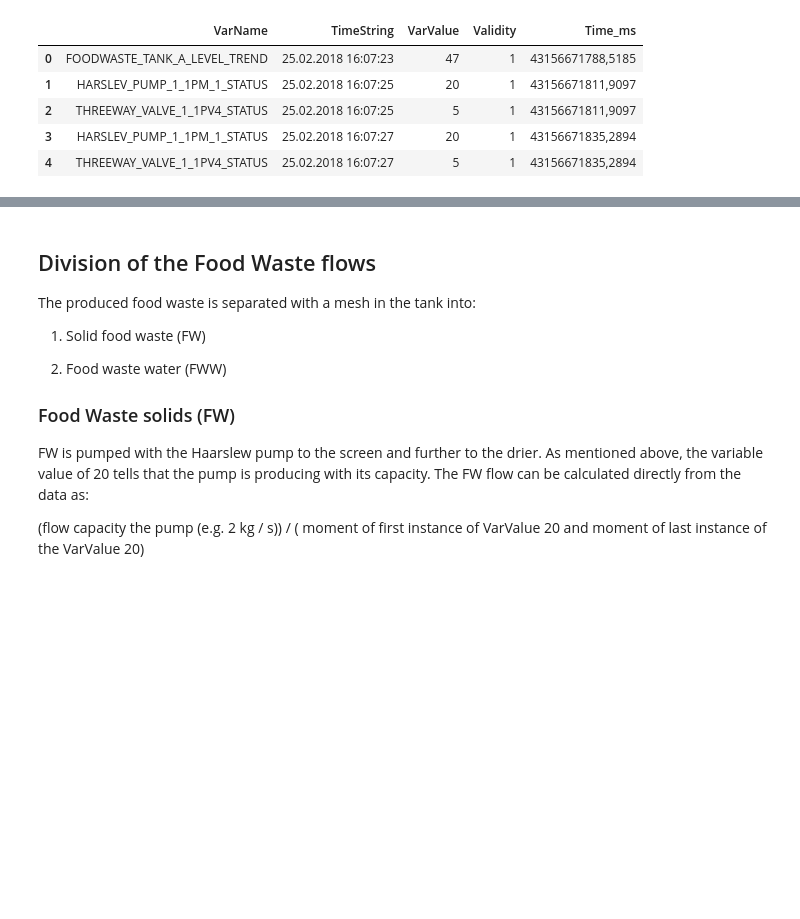
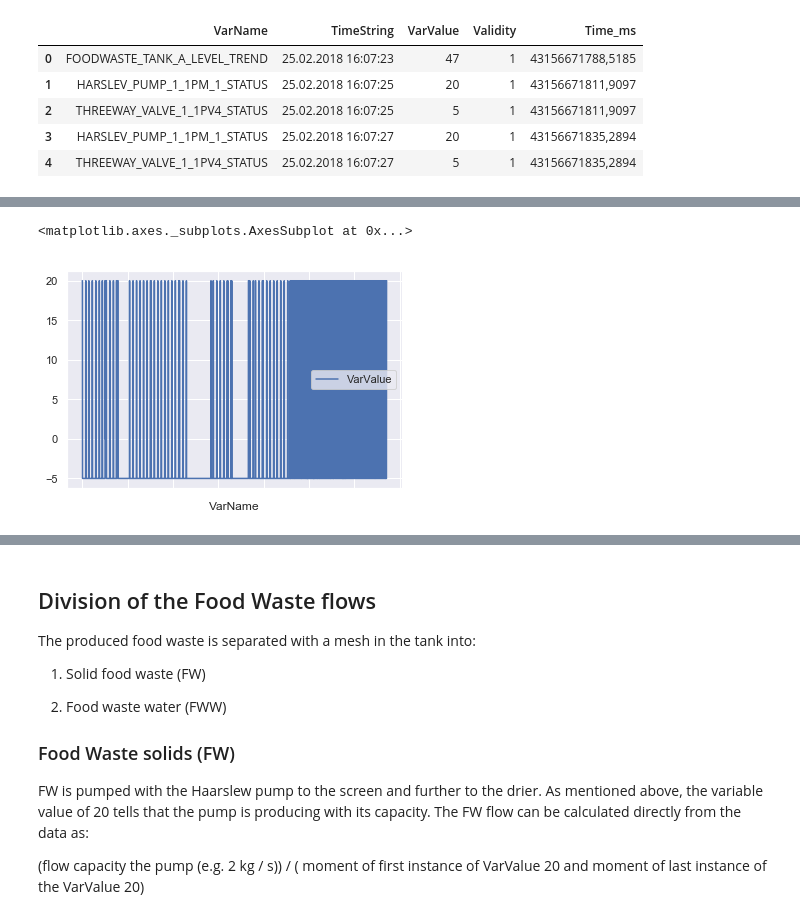
Before and after one commit to Jarzan/DiplomaInAIProject, a Jupyter notebook: ProjectDraft.ipynb, the cells around one changed output, grey strips where cells are left out. Cells and saved outputs as stored; diff of their text form; code cells hidden in the pictures; blank space fills up the shorter version.

```diff
--- a/ProjectDraft.ipynb
+++ b/ProjectDraft.ipynb
@@ -138,0 +141,2 @@ FWTank1Level.tail()
+# %%
+FW1id = FWTank1Level.set_index('VarName')
@@ -138,0 +169,2 @@ FWTank1Level.tail()
+# %%
+FWSflow1 = FW1id.loc['HARSLEV_PUMP_1_1PM_1_STATUS', 'TimeString': 'VarValue']
@@ -138,0 +290,5 @@ FWTank1Level.tail()
+# %%
+FWSflow1.plot()
+# %% [output]
+<matplotlib.axes._subplots.AxesSubplot at 0x...>
+[figure, added]
```
Also changed, not shown: parts of 26 cells of this notebook.
